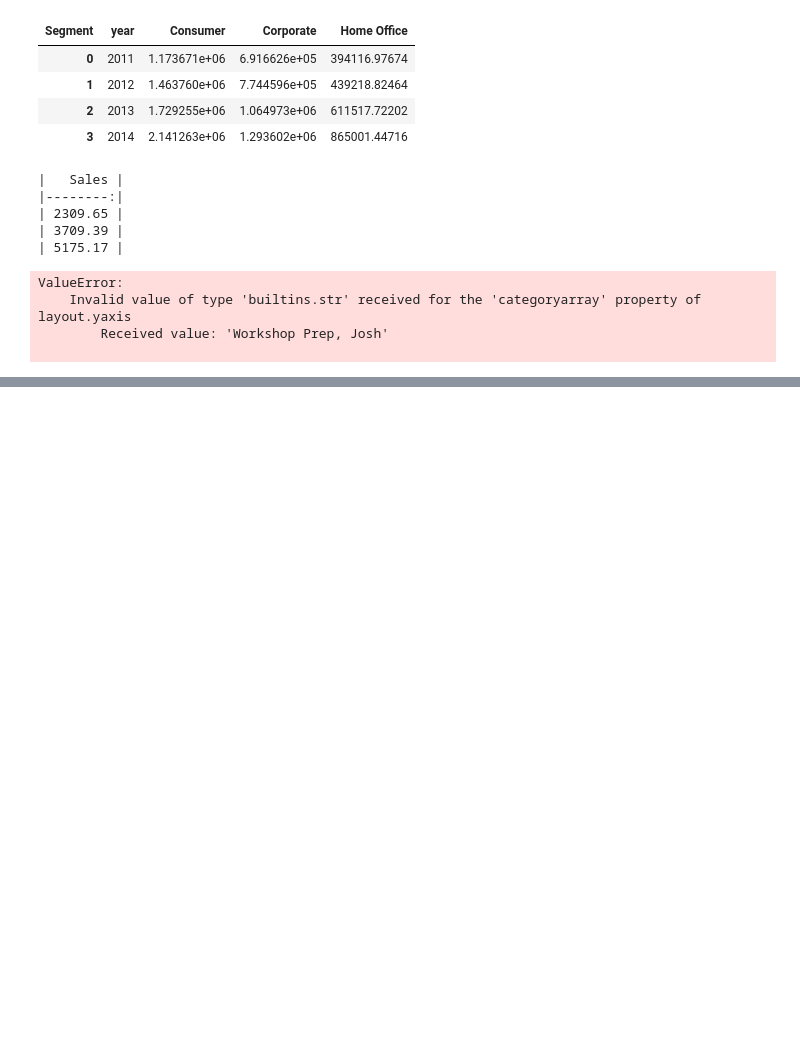
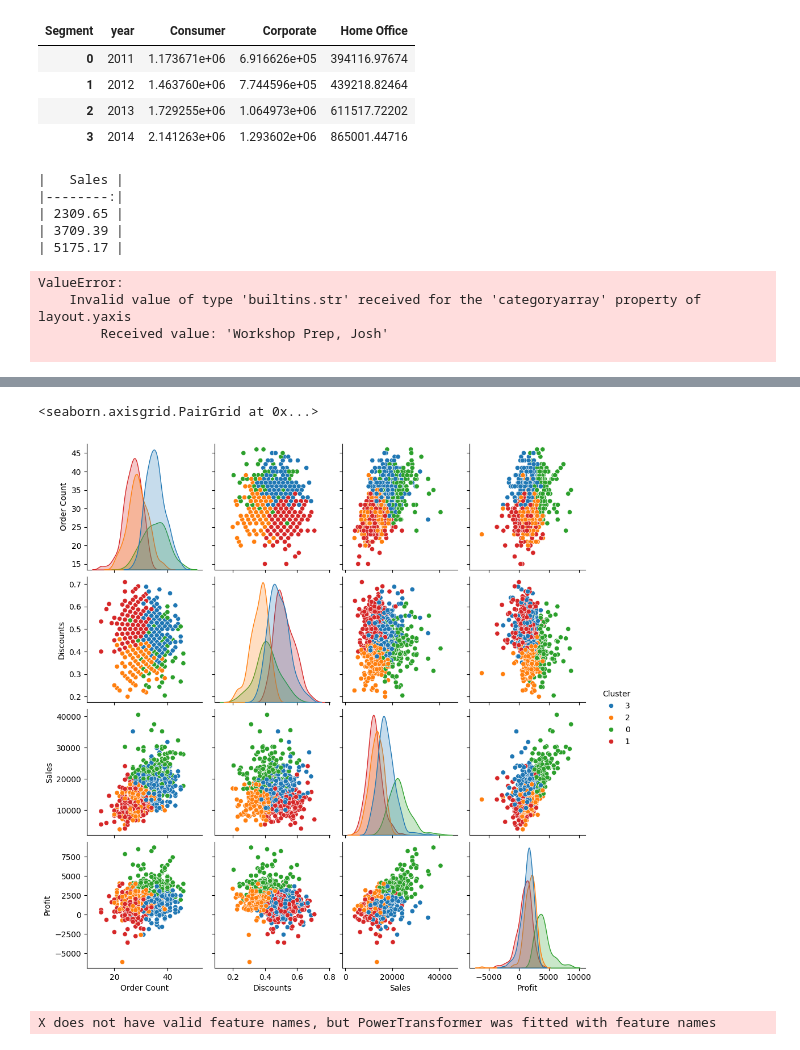
Before and after one commit to joshuajnoble/method-data-viz, a Jupyter notebook: super_store_edav.ipynb, the cells around one changed output, grey strips where cells are left out. Cells and saved outputs as stored; diff of their text form; code cells hidden in the pictures; blank space fills up the shorter version.

```diff
--- a/super_store_edav.ipynb
+++ b/super_store_edav.ipynb
@@ -750,0 +864,32 @@ sankey_fig.update_layout(title="Superstore Flow")
+# %%
+kmeans = KMeans(n_clusters=4).fit(X)
+odsp['Cluster'] = kmeans.labels_
+odsp['Cluster'] = odsp['Cluster'].astype('str')
+
+sns.pairplot(odsp, hue="Cluster")
+# %% [output]
+<seaborn.axisgrid.PairGrid at 0x...>
+[figure, added]
+# %%
+cluster_names = {
+    '0': "High Profit Buyers",
+    '1': "Bargain Hunters",
+    '2': "The Reliable Middle",
+    '3': "Frugal Frequent Buyers"
+}
+
+odsp["ClusterName"] = odsp["Cluster"].map(cluster_names)
+
+cluster_colors = px.colors.qualitative.D3
+cluster_ids = odsp["ClusterName"].unique()
+
+color_map = {cid: cluster_colors[i] for i, cid in enumerate(cluster_ids)}
+
+centers = pd.DataFrame(
+    PT.inverse_transform(kmeans.cluster_centers_),
+    columns=['Order Count', 'Sales', 'Profit', 'Discounts']
+)
+centers.insert(0, "ID", [f"{i}" for i in range(len(centers))])
+centers.insert(1, "ClusterName", [f"{cluster_names[str(i)]}" for i in range(len(centers))])
+# %% [output]
+X does not have valid feature names, but PowerTransformer was fitted with feature names
```
Also changed, not shown: parts of 12 cells of this notebook.
